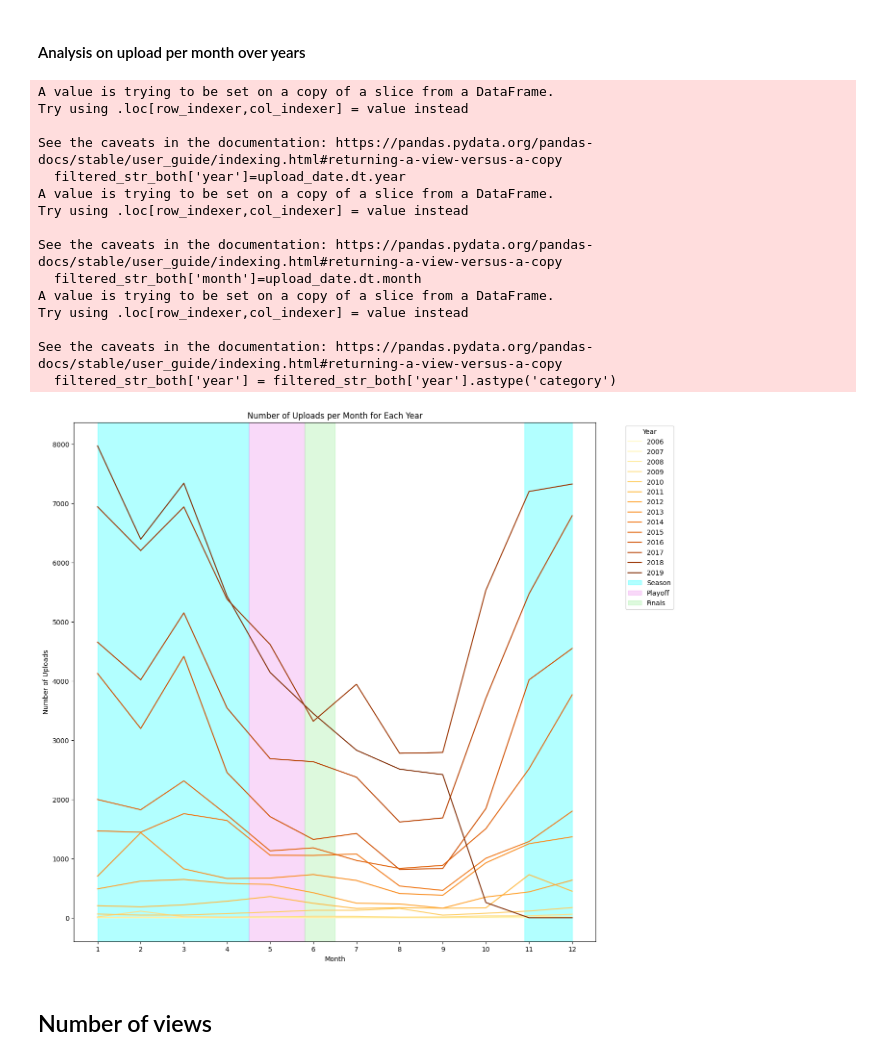
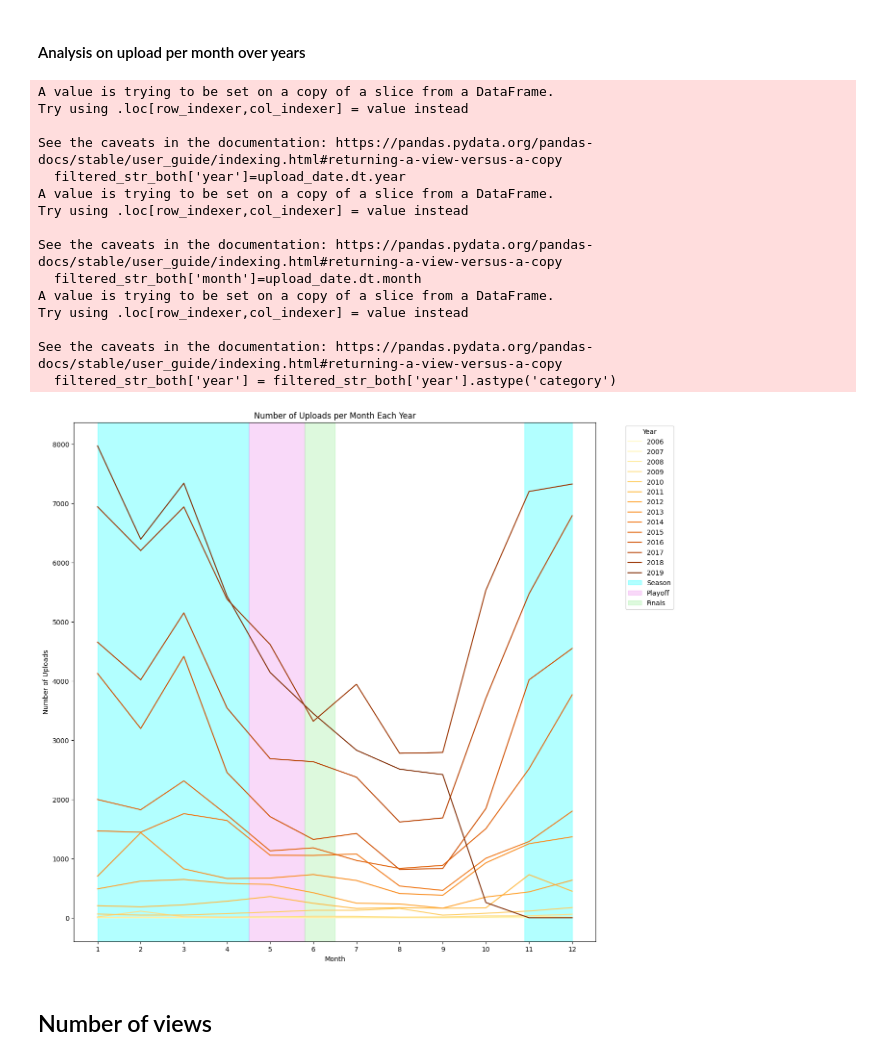
Before and after one commit to epfl-ada/ada-2024-project-robodatapioneers2024, a Jupyter notebook: NBA_analysis.ipynb, the cells around one changed output. Drawn from its saved outputs; the diff is of its cells as text; code cells hidden in the pictures.

```diff
--- a/NBA_analysis.ipynb
+++ b/NBA_analysis.ipynb
@@ -184,37 +184,37 @@ upload_counts = filtered_str_both.groupby(['year', 'month']).size().reset_index(
 plt.figure(figsize=(14, 14))
 sns.lineplot(data=upload_counts,x='month', y='upload_count',hue='year', palette="YlOrBr")
 
-plt.title('Number of Uploads per Month for Each Year')
+plt.title('Number of Uploads per Month Each Year')
 plt.xlabel('Month')
 plt.ylabel('Number of Uploads')
 
 plt.axvspan(1, 4.5, color='cyan', alpha=0.3, label='Season')
 plt.axvspan(10.9, 12, color='cyan', alpha=0.3)
 # plt.axvline(x=4.5, color='violet', linestyle='--', label='Playoff starts')
 plt.axvspan(4.5, 5.8, color='violet', alpha=0.3, label='Playoff')
 plt.axvspan(5.8, 6.5, color='lightgreen', alpha=0.3, label='Finals')
 
 plt.legend(title='Year', bbox_to_anchor=(1.05, 1), loc='upper left')
 plt.xticks(np.arange(1, 13, 1))
 
 plt.show()
 # %% [output]
 A value is trying to be set on a copy of a slice from a DataFrame.
 Try using .loc[row_indexer,col_indexer] = value instead
 
 See the caveats in the documentation: https://pandas.pydata.org/pandas-docs/stable/user_guide/indexing.html#returning-a-view-versus-a-copy
   filtered_str_both['year']=upload_date.dt.year
 A value is trying to be set on a copy of a slice from a DataFrame.
 Try using .loc[row_indexer,col_indexer] = value instead
 
 See the caveats in the documentation: https://pandas.pydata.org/pandas-docs/stable/user_guide/indexing.html#returning-a-view-versus-a-copy
   filtered_str_both['month']=upload_date.dt.month
 A value is trying to be set on a copy of a slice from a DataFrame.
 Try using .loc[row_indexer,col_indexer] = value instead
 
 See the caveats in the documentation: https://pandas.pydata.org/pandas-docs/stable/user_guide/indexing.html#returning-a-view-versus-a-copy
   filtered_str_both['year'] = filtered_str_both['year'].astype('category')
-[figure, old version]
+[figure, new version]
 # %% [markdown]
 ## Number of views
 # %% [markdown]
```
Also changed, not shown: parts of 3 cells of this notebook.
